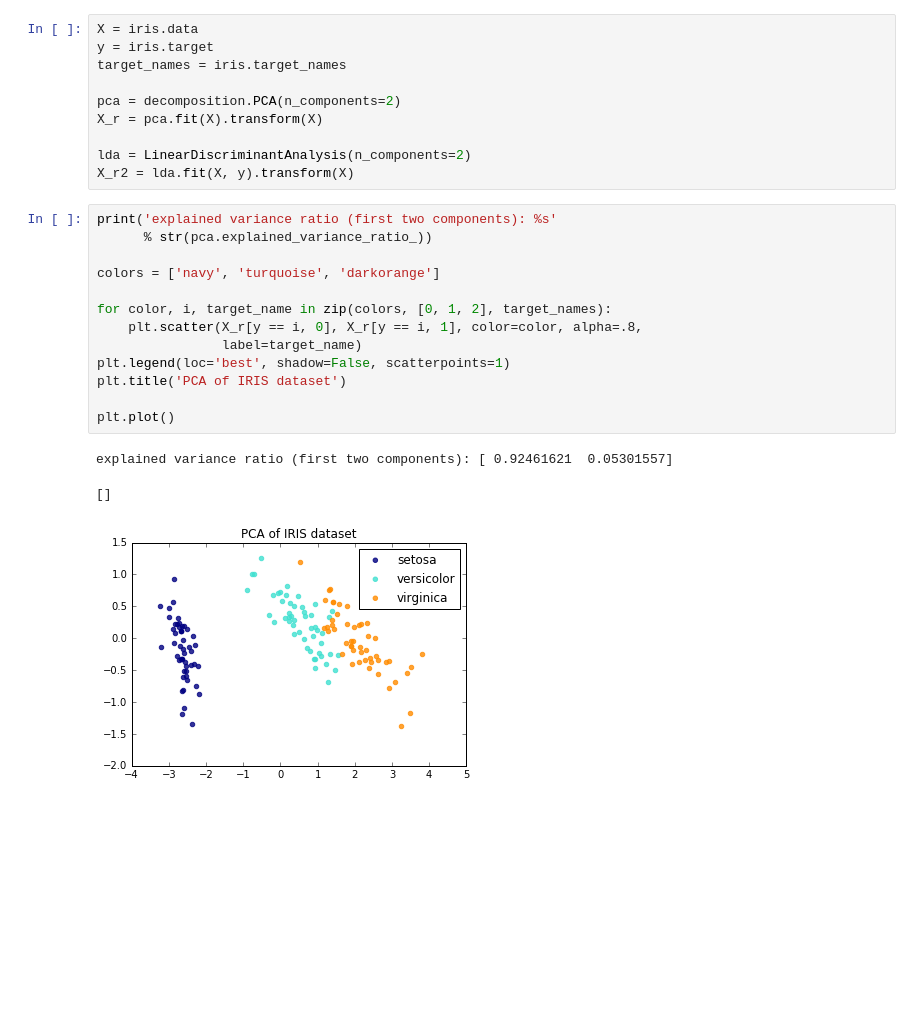
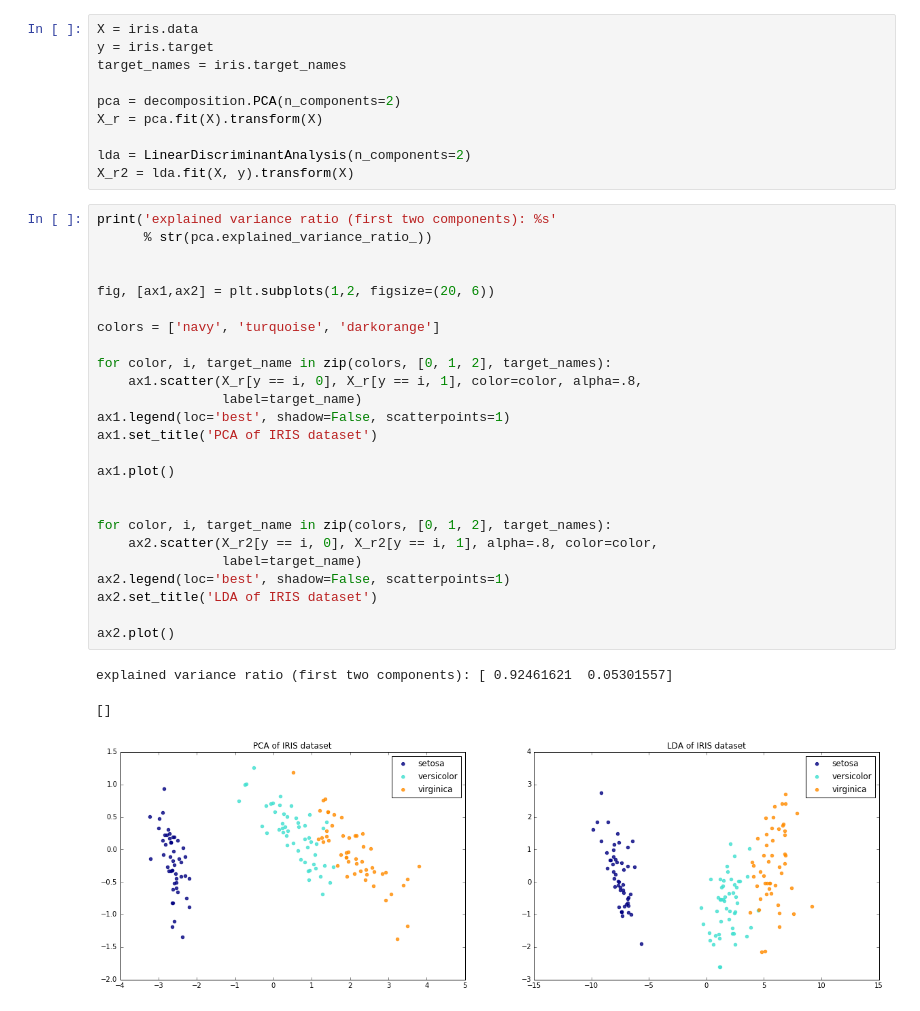
Before and after one commit to no85j/20171014, a Jupyter notebook: no85jtest.ipynb, the cells around one changed output. Cells and saved outputs as stored; diff of their text form; blank space fills up the shorter version.

Commit message:
Change plot

```diff
--- a/no85jtest.ipynb
+++ b/no85jtest.ipynb
@@ -22,17 +22,29 @@ X_r2 = lda.fit(X, y).transform(X)
 # %%
 print('explained variance ratio (first two components): %s'
       % str(pca.explained_variance_ratio_))
 
+
+fig, [ax1,ax2] = plt.subplots(1,2, figsize=(20, 6))
+
 colors = ['navy', 'turquoise', 'darkorange']
 
 for color, i, target_name in zip(colors, [0, 1, 2], target_names):
-    plt.scatter(X_r[y == i, 0], X_r[y == i, 1], color=color, alpha=.8,
+    ax1.scatter(X_r[y == i, 0], X_r[y == i, 1], color=color, alpha=.8,
                 label=target_name)
-plt.legend(loc='best', shadow=False, scatterpoints=1)
-plt.title('PCA of IRIS dataset')
+ax1.legend(loc='best', shadow=False, scatterpoints=1)
+ax1.set_title('PCA of IRIS dataset')
 
-plt.plot()
+ax1.plot()
+
+
+for color, i, target_name in zip(colors, [0, 1, 2], target_names):
+    ax2.scatter(X_r2[y == i, 0], X_r2[y == i, 1], alpha=.8, color=color,
+                label=target_name)
+ax2.legend(loc='best', shadow=False, scatterpoints=1)
+ax2.set_title('LDA of IRIS dataset')
+
+ax2.plot()
 # %% [output]
 explained variance ratio (first two components): [ 0.92461621  0.05301557]
 []
-[figure, old version]
+[figure, new version]
```
